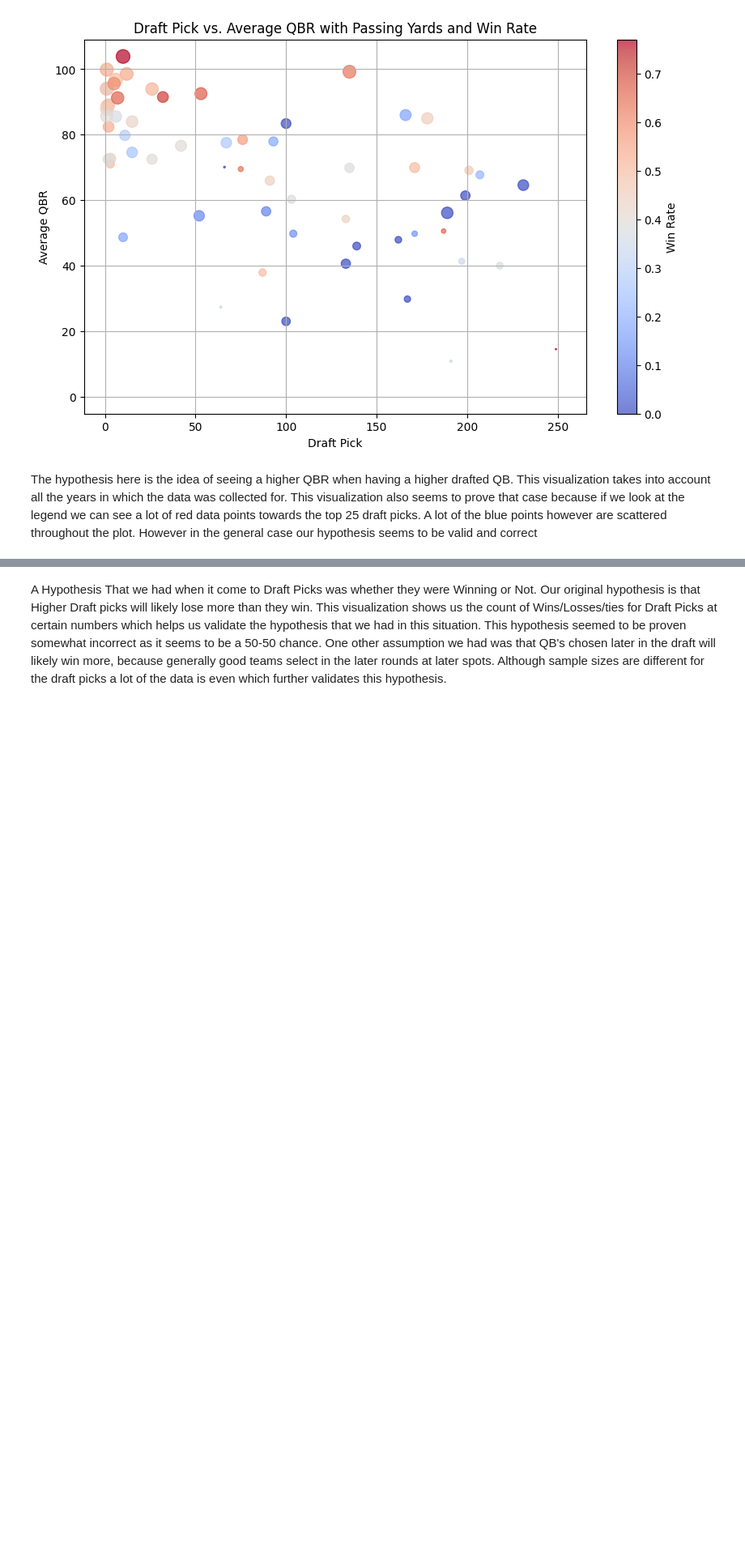
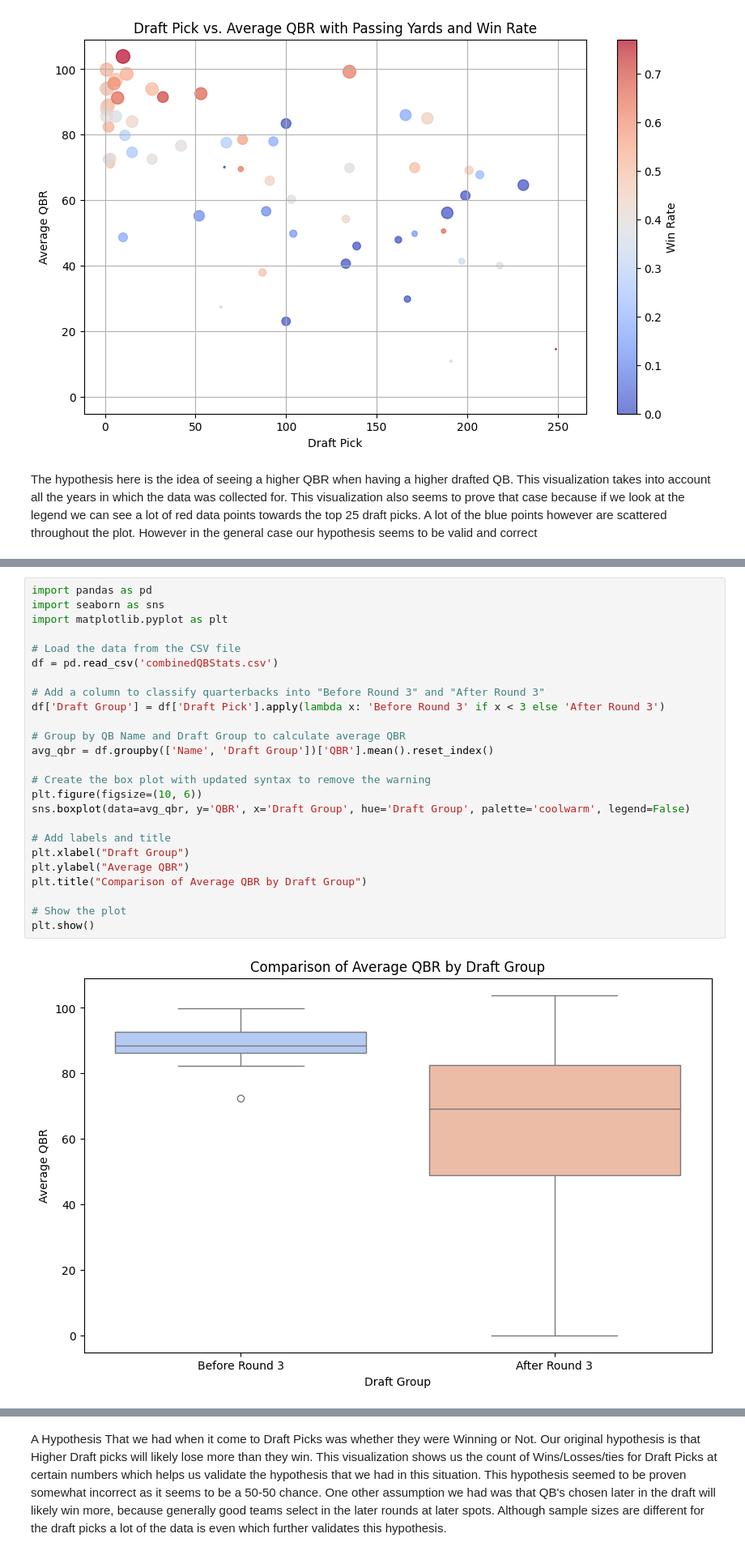
Before and after one commit to cs418-fa24/project-check-in-team-8, a Jupyter notebook: Final_report.ipynb, the cells around one changed output, grey strips where cells are left out. Shown at 81% size. Saved outputs shown, nothing was run; the diff lists cells and outputs as text; blank space fills up the shorter version.

```diff
--- a/Final_report.ipynb
+++ b/Final_report.ipynb
@@ -112,0 +147,27 @@ I hypothesized that there would be a relationship between a quarterback’s draf
+# %%
+import pandas as pd
+import seaborn as sns
+import matplotlib.pyplot as plt
+
+# Load the data from the CSV file
+df = pd.read_csv('combinedQBStats.csv')
+
+# Add a column to classify quarterbacks into "Before Round 3" and "After Round 3"
+df['Draft Group'] = df['Draft Pick'].apply(lambda x: 'Before Round 3' if x < 3 else 'After Round 3')
+
+# Group by QB Name and Draft Group to calculate average QBR
+avg_qbr = df.groupby(['Name', 'Draft Group'])['QBR'].mean().reset_index()
+
+# Create the box plot with updated syntax to remove the warning
+plt.figure(figsize=(10, 6))
+sns.boxplot(data=avg_qbr, y='QBR', x='Draft Group', hue='Draft Group', palette='coolwarm', legend=False)
+
+# Add labels and title
+plt.xlabel("Draft Group")
+plt.ylabel("Average QBR")
+plt.title("Comparison of Average QBR by Draft Group")
+
+# Show the plot
+plt.show()
+# %% [output]
+[figure, added]
```
Also changed, not shown: parts of 8 cells of this notebook.
